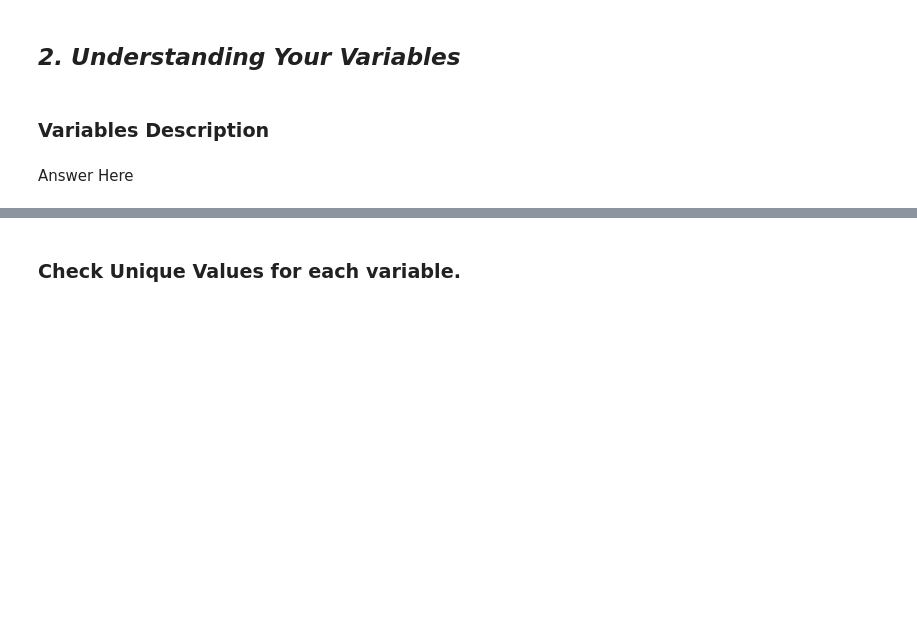
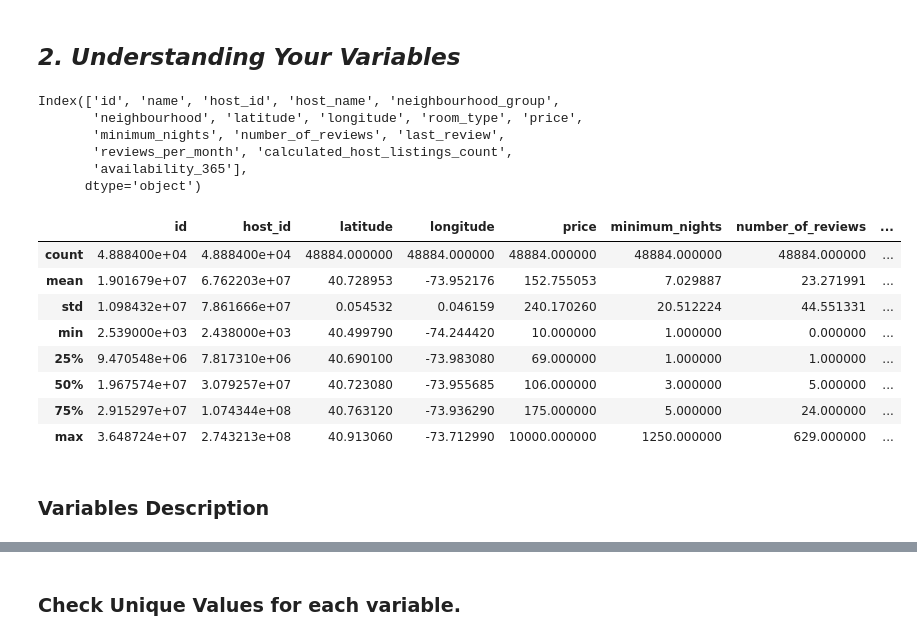
Before and after one commit to nikhilthenge/Airbnb_analysis, a Jupyter notebook: Airbnb_analysis_EDA.ipynb, the cells around one changed output, grey strips where cells are left out. Drawn from its saved outputs; the diff is of its cells as text; code cells hidden in the pictures; blank space fills up the shorter version.

```diff
--- a/Airbnb_analysis_EDA.ipynb
+++ b/Airbnb_analysis_EDA.ipynb
@@ -194,0 +218,4 @@ df["name"].isna().sum()
+# %%
+# Replace that host_name (none) with "missing host_name"
+df["host_name"].fillna("missing host_name",inplace = True)
+df["host_name"]
@@ -194,0 +243,5 @@ df["name"].isna().sum()
+# %%
+# here is near almost 1\5th of last review data(Date) is missing but review is available in other column we cannot ignore it
+#replace that last_review (none) with "2019-12-31"
+df["last_review"].fillna("2019-12-31",inplace=True)
+df["last_review"]
@@ -194,0 +266,5 @@ df["name"].isna().sum()
+# %%
+# convert date type (object) to datetime format
+
+df['last_review']=df['last_review'].apply(lambda x : datetime.strptime(x,'%Y-%m-%d'))
+df['last_review']
@@ -194,0 +292,4 @@ df["name"].isna().sum()
+# %%
+#replace that value
+df["reviews_per_month"].fillna('0',inplace=True)
+df["reviews_per_month"]
@@ -200,9 +320,26 @@ Answer Here
 ## ***2. Understanding Your Variables***
 # %%
 # Dataset Columns
+df.columns
+# %% [output]
+Index(['id', 'name', 'host_id', 'host_name', 'neighbourhood_group',
+       'neighbourhood', 'latitude', 'longitude', 'room_type', 'price',
+       'minimum_nights', 'number_of_reviews', 'last_review',
+       'reviews_per_month', 'calculated_host_listings_count',
+       'availability_365'],
+      dtype='object')
 # %%
 # Dataset Describe
+df.describe()
+# %% [output]
+|  | id | host_id | latitude | longitude | price | minimum_nights | number_of_reviews | ... |
+| count | 4.888400e+04 | 4.888400e+04 | 48884.000000 | 48884.000000 | 48884.000000 | 48884.000000 | 48884.000000 | ... |
+| mean | 1.901679e+07 | 6.762203e+07 | 40.728953 | -73.952176 | 152.755053 | 7.029887 | 23.271991 | ... |
+| std | 1.098432e+07 | 7.861666e+07 | 0.054532 | 0.046159 | 240.170260 | 20.512224 | 44.551331 | ... |
+| min | 2.539000e+03 | 2.438000e+03 | 40.499790 | -74.244420 | 10.000000 | 1.000000 | 0.000000 | ... |
+| 25% | 9.470548e+06 | 7.817310e+06 | 40.690100 | -73.983080 | 69.000000 | 1.000000 | 1.000000 | ... |
+| 50% | 1.967574e+07 | 3.079257e+07 | 40.723080 | -73.955685 | 106.000000 | 3.000000 | 5.000000 | ... |
+| 75% | 2.915297e+07 | 1.074344e+08 | 40.763120 | -73.936290 | 175.000000 | 5.000000 | 24.000000 | ... |
+| max | 3.648724e+07 | 2.743213e+08 | 40.913060 | -73.712990 | 10000.000000 | 1250.000000 | 629.000000 | ... |
 # %% [markdown]
 ### Variables Description
-# %% [markdown]
-Answer Here
```
Also changed, not shown: parts of 50 cells of this notebook.
